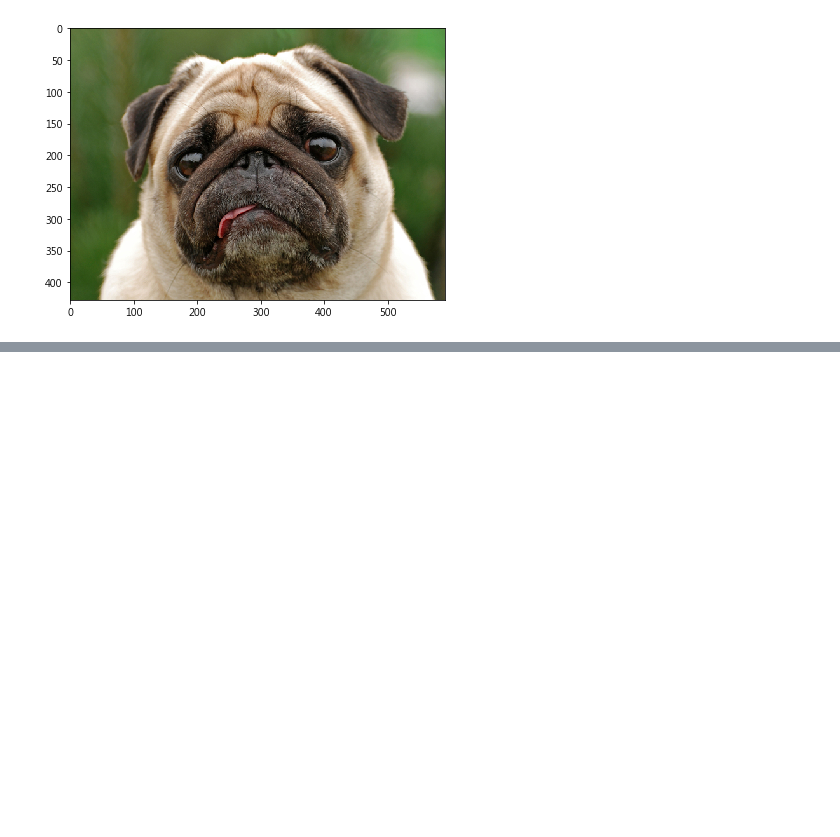
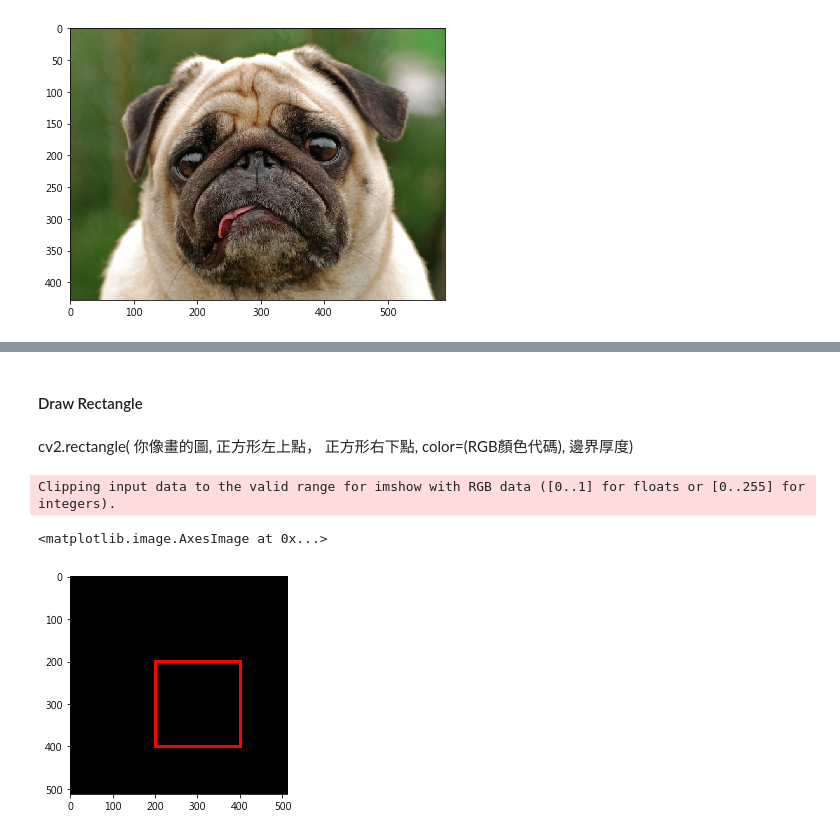
Before and after one commit to ChengYiLin/Python, a Jupyter notebook: python for computer vision/Unit 2 - Image Basics with OpenCV.ipynb, the cells around one changed output, grey strips where cells are left out. Drawn from its saved outputs; the diff is of its cells as text; code cells hidden in the pictures; blank space fills up the shorter version.

```diff
--- a/python for computer vision/Unit 2 - Image Basics with OpenCV.ipynb
+++ b/python for computer vision/Unit 2 - Image Basics with OpenCV.ipynb
@@ -164,0 +183,11 @@ ax.imshow(flip_img)
+# %% [markdown]
+#### Draw Rectangle
+# %% [markdown]
+cv2.rectangle( 你像畫的圖, 正方形左上點， 正方形右下點, color=(RGB顏色代碼), 邊界厚度)
+# %%
+cv2.rectangle( blank, pt1=(200,200), pt2=(400,400), color=(255,0,0), thickness=5)
+plt.imshow(blank)
+# %% [output]
+Clipping input data to the valid range for imshow with RGB data ([0..1] for floats or [0..255] for integers).
+<matplotlib.image.AxesImage at 0x...>
+[figure, added]
```
Also changed, not shown: parts of 28 cells of this notebook.
